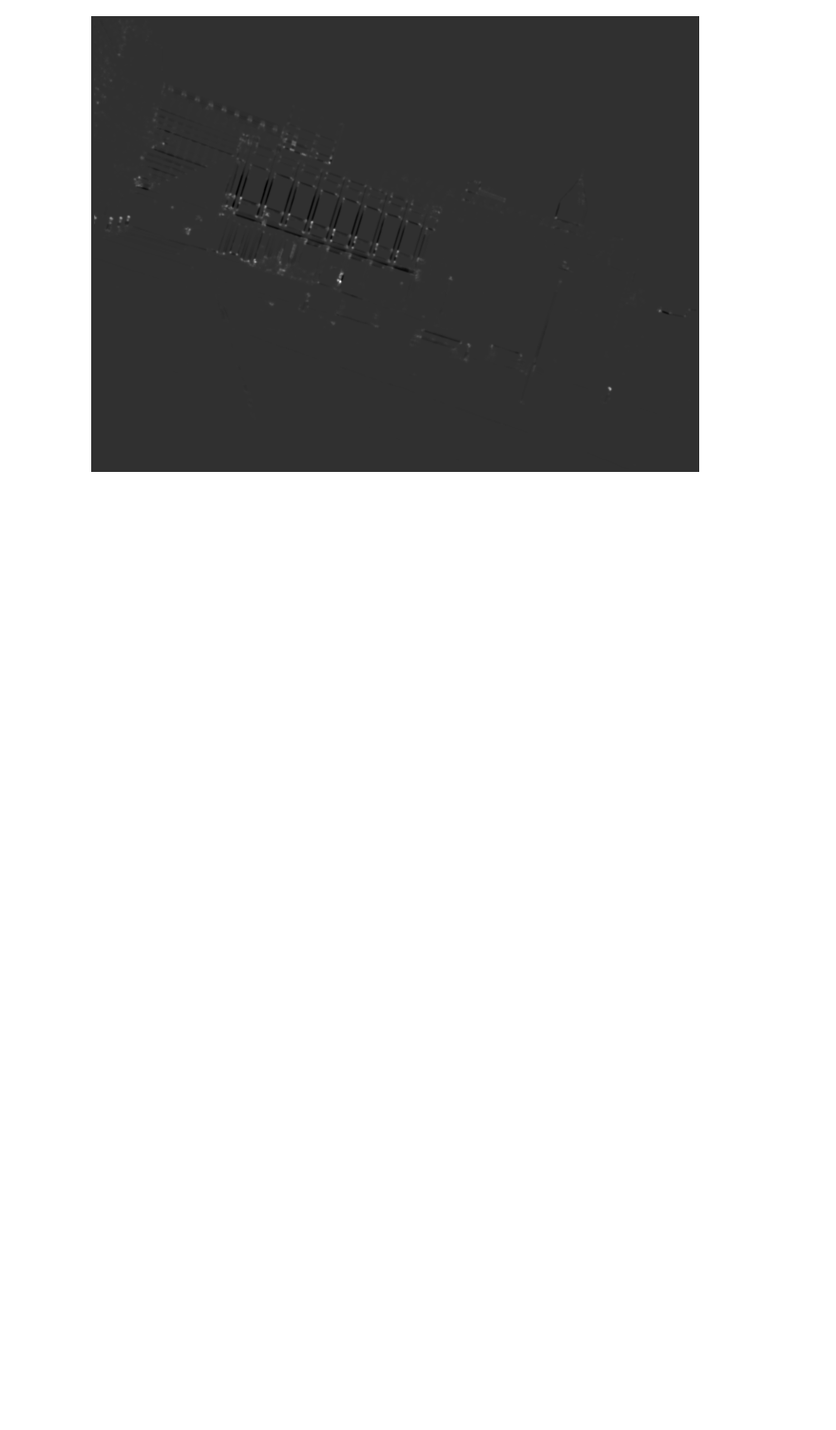
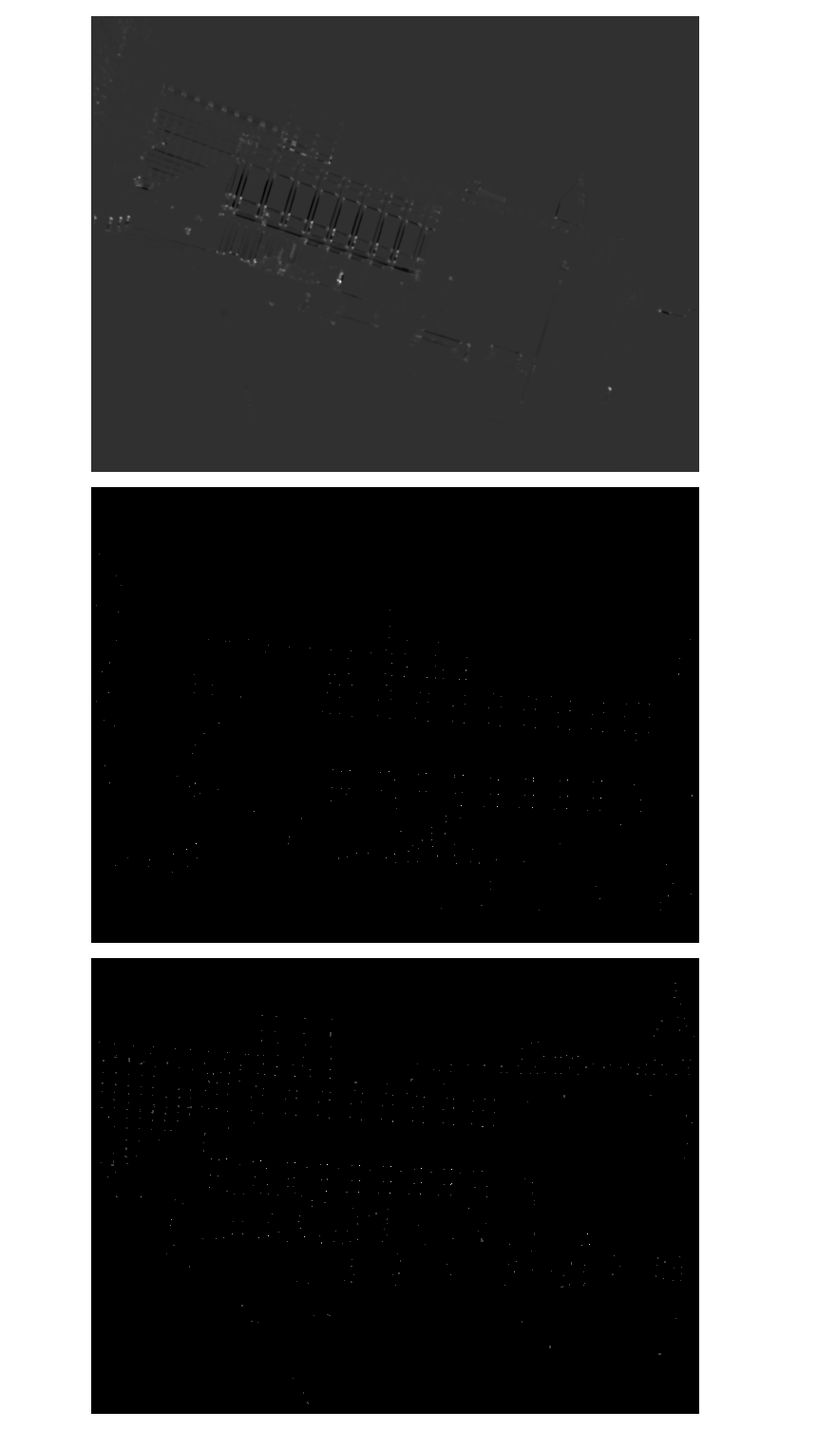
Before and after one commit to yuvalmay30/CV-Curriculum, a Jupyter notebook: ps4.ipynb, the cells around one changed output. Shown: that part at 95% size. Saved outputs shown, nothing was run; the diff lists cells and outputs as text; code cells hidden in the pictures; blank space fills up the shorter version.

```diff
--- a/ps4.ipynb
+++ b/ps4.ipynb
@@ -38,9 +38,13 @@ def get_gaussian_kernel_matrix(window_size = 5):
   return gaussian_kernel
 
 
+def get_window_in_image(image, x_center_index, y_center_index, half_window_size):
+  return image[x_center_index - half_window_size : x_center_index + half_window_size + 1,
+               y_center_index - half_window_size : y_center_index + half_window_size + 1]
+
+
 def sum_gaussian_kernel_in_window(image, x_center_index, y_center_index, half_window_size, gaussian_kernel):
-  window = image[x_center_index - half_window_size : x_center_index + half_window_size + 1,
-                          y_center_index - half_window_size : y_center_index + half_window_size + 1]
+  window = get_window_in_image(image, x_center_index, y_center_index, half_window_size)
 
   return np.sum(gaussian_kernel * window)
 # %%
@@ -99,3 +103,31 @@ ps4_1_b()
 [figure]
 [figure]
 [figure]
+# %%
+def threshold_and_non_maximal_suppression(image_path, output_path, threshold, radius):
+  image = cv2.imread(image_path, cv2.IMREAD_GRAYSCALE)
+  threshold = image.max() * threshold
+
+  _, thresholded_image = cv2.threshold(image, threshold, 255, cv2.THRESH_TOZERO)
+
+  non_maximal_suppressioned_image = np.zeros_like(thresholded_image)
+  half_radius = int(radius / 2)
+
+  for x_index in range(half_radius, non_maximal_suppressioned_image.shape[0] - half_radius):
+    for y_index in range(half_radius, non_maximal_suppressioned_image.shape[1] - half_radius):
+      window = get_window_in_image(image, x_index, y_index, half_radius)
+
+      max_value_in_window = window.max()
+      if thresholded_image[x_index, y_index] == max_value_in_window:
+        non_maximal_suppressioned_image[x_index, y_index] = max_value_in_window
+
+  cv2_imshow(non_maximal_suppressioned_image)
+  cv2.imwrite(output_path, non_maximal_suppressioned_image)
+
+threshold_and_non_maximal_suppression('output/ps4-1-b-1.jpg', 'output/ps4-1-c-1.jpg', 0.25, 11)
+threshold_and_non_maximal_suppression('output/ps4-1-b-2.jpg', 'output/ps4-1-c-2.jpg', 0.25, 11)
+threshold_and_non_maximal_suppression('output/ps4-1-b-3.jpg', 'output/ps4-1-c-3.jpg', 0.25, 11)
+threshold_and_non_maximal_suppression('output/ps4-1-b-4.jpg', 'output/ps4-1-c-4.jpg', 0.25, 11)
+# %% [output]
+[figure, added]
+[figure, added]
```
Also changed, not shown: parts of 2 cells of this notebook.
